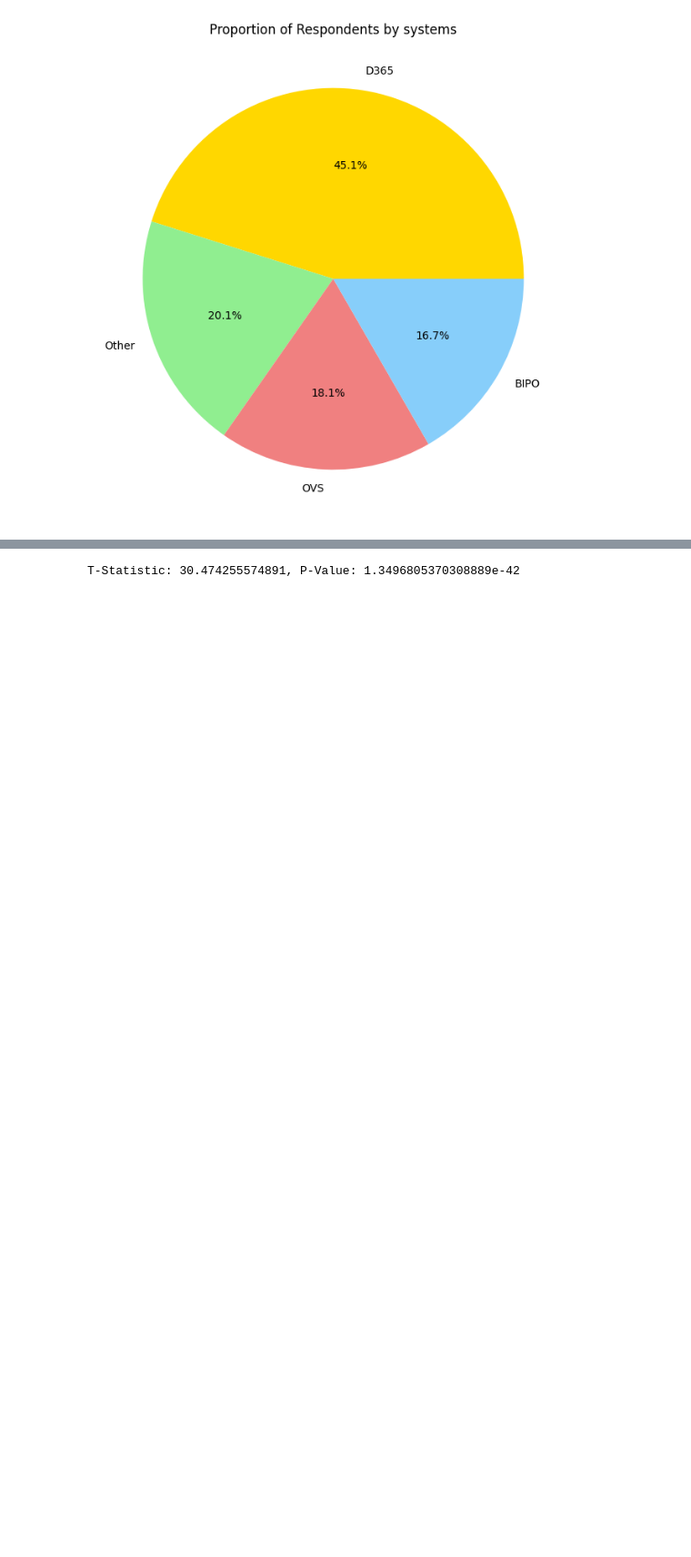
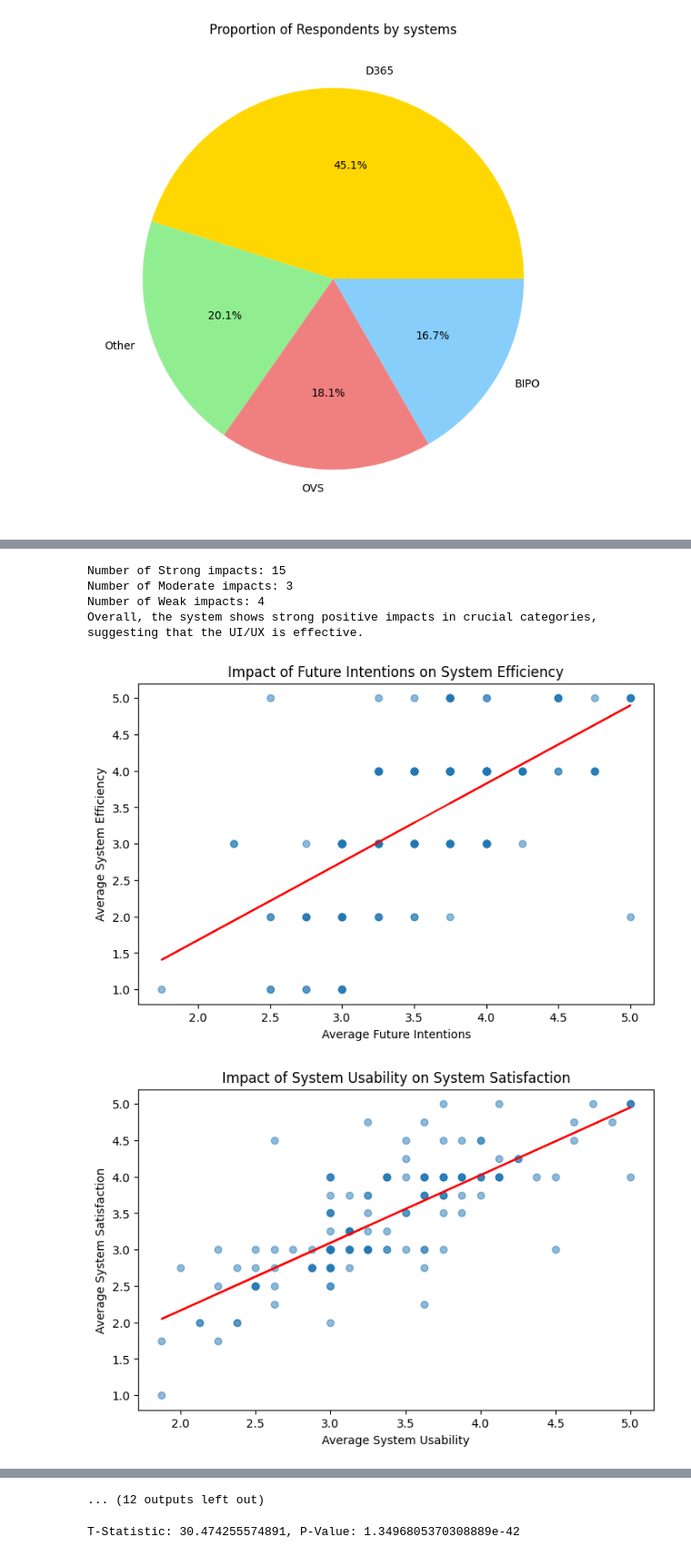
Before and after one commit to TrickBaker/NextGen, a Jupyter notebook: survey_analytics.ipynb, the cells around one changed output, grey strips where cells are left out. Shown at 91% size. Saved outputs shown, nothing was run; the diff lists cells and outputs as text; code cells hidden in the pictures; blank space fills up the shorter version.

Commit message:
update impact value

```diff
--- a/survey_analytics.ipynb
+++ b/survey_analytics.ipynb
@@ -491,0 +425,23 @@ plt.show()
+# %%
+import statsmodels.api as sm
+
+impact_results = []
+
+for predictor, outcome in category_pairs:
+    X = data[f"Avg {predictor}"]
+    y = data[f"Avg {outcome}"]
+    X = sm.add_constant(X)  # Adds a constant term to the predictor
+
+    model = sm.OLS(y, X, missing='drop').fit()  # Fit model
+    coeff = model.params[1]  # Get the coefficient for the predictor
+    p_value = model.pvalues[1]  # Get the p-value for the predictor
+
+    # Store the results
+    impact_results.append((predictor, outcome, coeff, p_value))
+
+# Sort results by the absolute value of coefficients (impact strength), descending
+impact_results.sort(key=lambda x: abs(x[2]), reverse=True)
+# %%
+for predictor, outcome, coeff, p_value in impact_results:
+    impact_level = "Strong" if abs(coeff) > 0.5 else "Moderate" if abs(coeff) > 0.3 else "Weak"
+    print(f"Impact from {predictor} to {outcome}: {coeff:.3f} ({impact_level}), p-value: {p_value:.4f}")
@@ -491,0 +466,38 @@ plt.show()
+# %%
+strong_count = sum(1 for _, _, coeff, p in impact_results if abs(coeff) > 0.5 and p < 0.05)
+moderate_count = sum(1 for _, _, coeff, p in impact_results if 0.3 < abs(coeff) <= 0.5 and p < 0.05)
+weak_count = sum(1 for _, _, coeff, p in impact_results if abs(coeff) <= 0.3 and p < 0.05)
+
+print(f"Number of Strong impacts: {strong_count}")
+print(f"Number of Moderate impacts: {moderate_count}")
+print(f"Number of Weak impacts: {weak_count}")
+
+# Example of a conclusion
+if strong_count > moderate_count + weak_count:
+    print("Overall, the system shows strong positive impacts in crucial categories, suggesting that the UI/UX is effective.")
+else:
+    print("Many aspects of the system show weak or moderate impacts, supporting the hypothesis that the UI/UX might need improvement.")
+# %% [output]
+Number of Strong impacts: 15
+Number of Moderate impacts: 3
+Number of Weak impacts: 4
+Overall, the system shows strong positive impacts in crucial categories, suggesting that the UI/UX is effective.
+# %%
+import matplotlib.pyplot as plt
+
+for predictor, outcome, coeff, p_value in impact_results:
+    X = data[f"Avg {predictor}"]
+    y = data[f"Avg {outcome}"]
+    X = sm.add_constant(X)
+    model = sm.OLS(y, X, missing='drop').fit()
+
+    plt.figure(figsize=(8, 5))
+    plt.scatter(X.iloc[:, 1], y, alpha=0.5)  # Assuming X.iloc[:, 1] is your predictor after adding constant
+    plt.plot(X.iloc[:, 1], model.predict(X), 'r')
+    plt.title(f'Impact of {predictor} on {outcome}')
+    plt.xlabel(f'Average {predictor}')
+    plt.ylabel(f'Average {outcome}')
+    plt.show()
+# %% [output]
+[figure, added]
+[figure, added]
@@ -492,3 +514,4 @@ plt.show()
+... (12 outputs left out)
 # %%
 import pandas as pd
 import matplotlib.pyplot as plt
```
Also changed, not shown: parts of 10 cells of this notebook.
